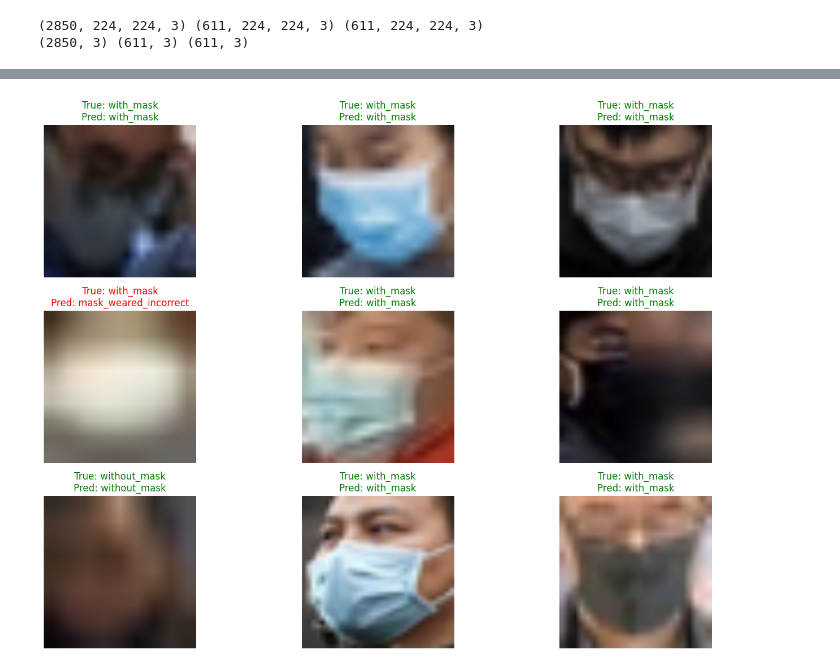
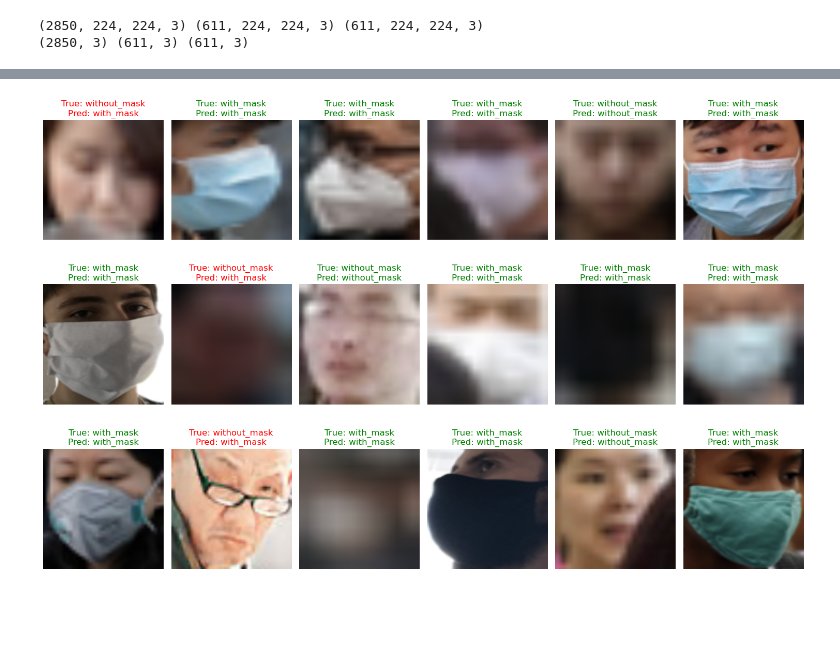
Before and after one commit to BarathSrinivasan2002/Deep_Learning_Face_mask_detection, a Jupyter notebook: MobilenetV2.ipynb, the cells around one changed output, grey strips where cells are left out. Saved outputs shown, nothing was run; the diff lists cells and outputs as text; code cells hidden in the pictures; blank space fills up the shorter version.

Commit message:
mobilenet

```diff
--- a/MobilenetV2.ipynb
+++ b/MobilenetV2.ipynb
@@ -202,0 +149,24 @@ Text(0, 0.5, 'Accuracy')
+# %%
+# 3. Load Pretrained MobileNetV2 (Exclude Top
+base_model = MobileNetV2(
+    input_shape=input_shape,
+    include_top=False,
+    weights='imagenet'
+)
+base_model.trainable = False  # freeze the base model initially
+# %%
+#Add Custom Classification Head
+inputs = Input(shape=input_shape)
+x = base_model(inputs, training=False)
+x = GlobalAveragePooling2D()(x)
+x = Dropout(0.3)(x)
+outputs = Dense(3, activation='softmax')(x)  # 3 classes
+
+model_mobilenetv2 = Model(inputs, outputs)
+# %%
+#Compile the model
+model_mobilenetv2.compile(
+    optimizer=Adam(learning_rate=0.0001),
+    loss='categorical_crossentropy',
+    metrics=['accuracy']
+)
@@ -202,0 +175,8 @@ Text(0, 0.5, 'Accuracy')
+# %%
+#train the model
+history_mobilenetv2 = model_mobilenetv2.fit(
+    train_x, train_y_cat,
+    validation_data=(val_x, val_y_cat),
+    epochs=10,
+    batch_size=32
+)
@@ -203,6 +239,6 @@ Text(0, 0.5, 'Accuracy')
 # %%
 # Get predictions for test data
-predictions = model.predict(test_x)
+predictions = model_mobilenetv2.predict(test_x)
 predicted_labels = np.argmax(predictions, axis=1)
 true_labels = test_y
 
@@ -211,8 +247,8 @@ label_mapping = {0: 'with_mask', 1: 'without_mask', 2: 'mask_weared_incorrect'}
 
 # Plot a grid of images with their predictions
 plt.figure(figsize=(15, 10))
-for i in range(9):  # Show first 9 images
-    plt.subplot(3, 3, i+1)
+for i in range(18):  # Show first 9 images
+    plt.subplot(3, 6, i+1)
     plt.imshow(cv2.cvtColor(((test_x[i] + 1) * 127.5).astype(np.uint8), cv2.COLOR_BGR2RGB))
 
     true_label = label_mapping[true_labels[i]]
@@ -229 +265 @@ plt.show()
-[figure, old version]
+[figure, new version]
```
Also changed, not shown: parts of 19 cells of this notebook.
